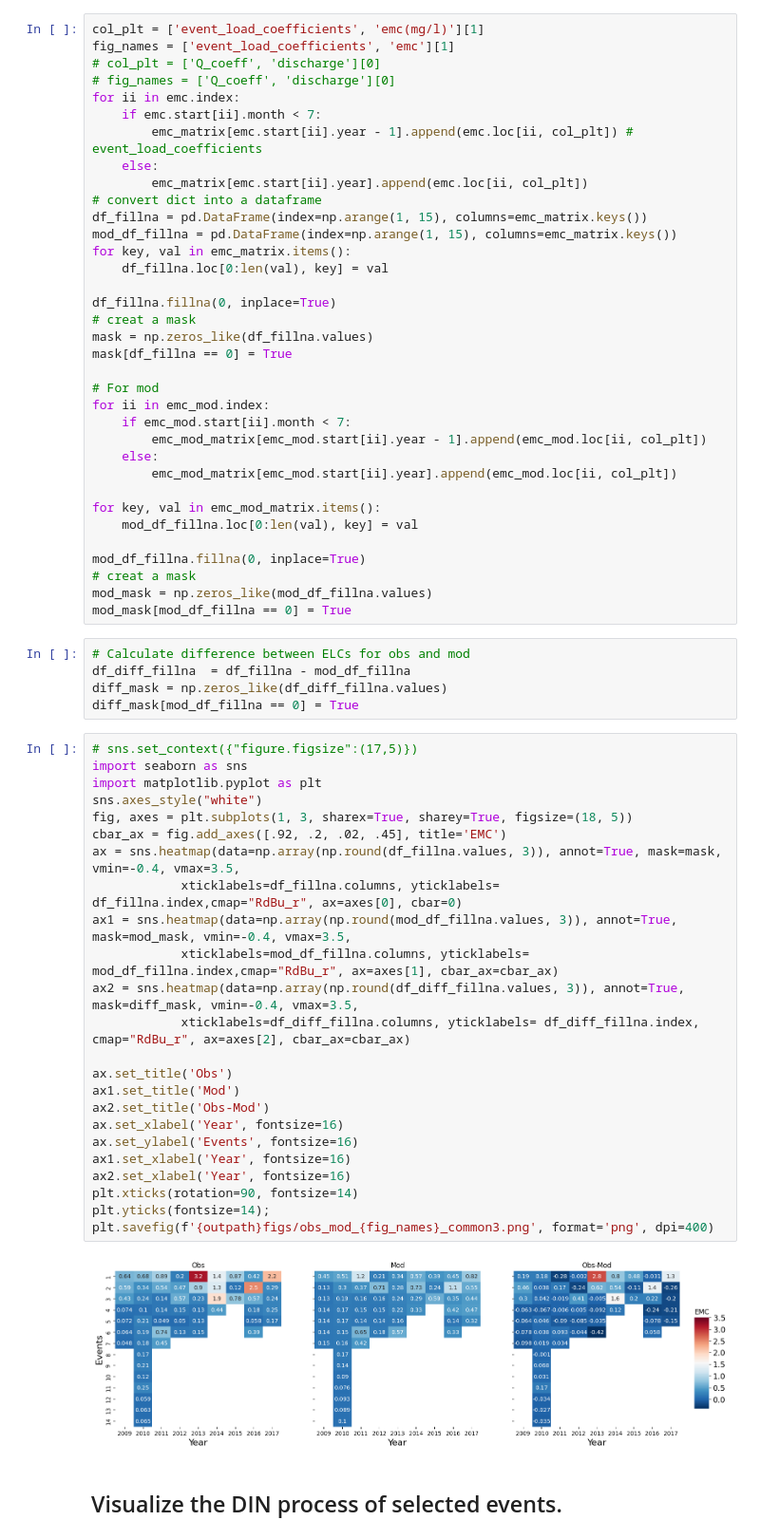
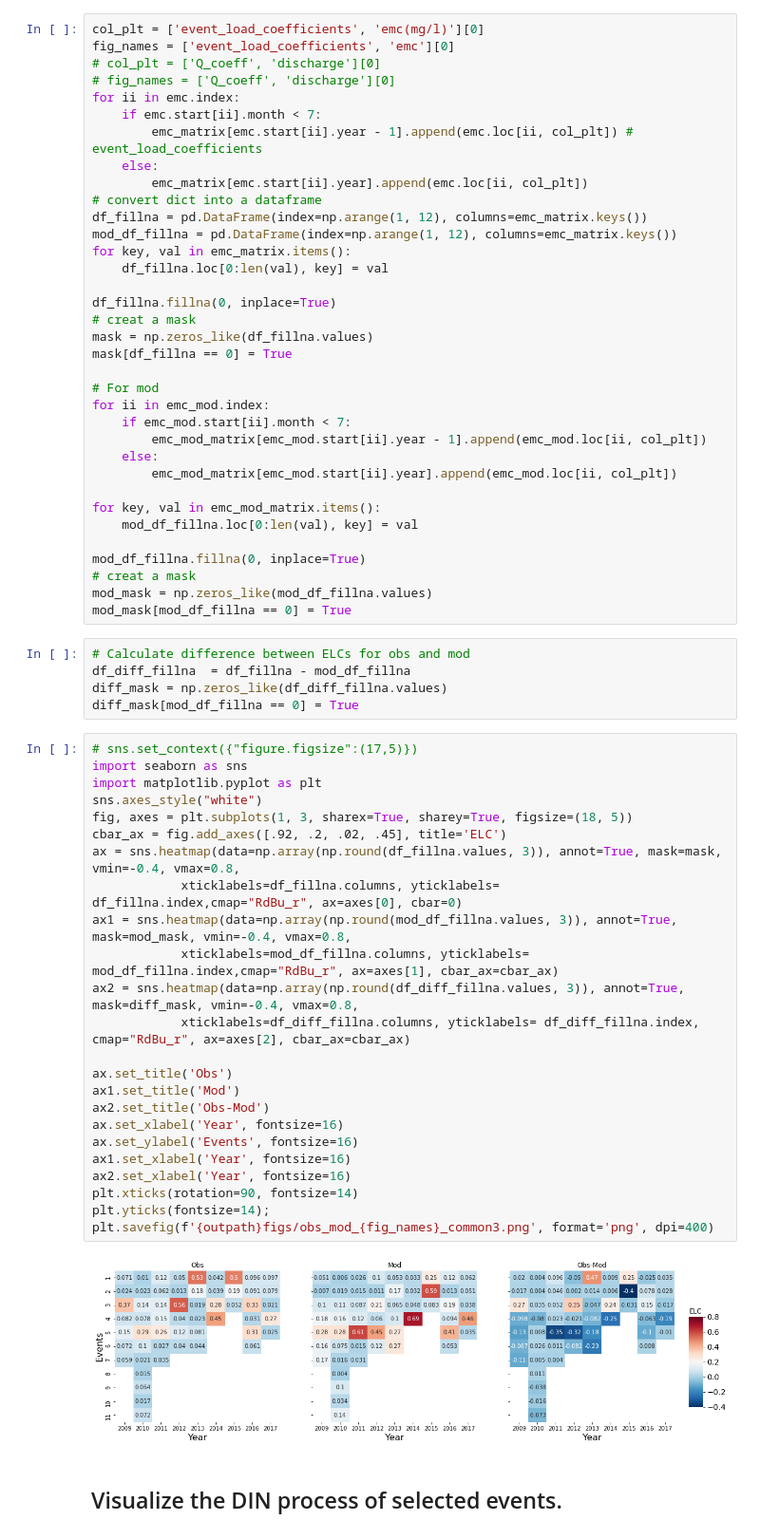
Before and after one commit to QianWanghhu/wqd_analyze, a Jupyter notebook: src/Plotting_Paper_3.ipynb, the cells around one changed output. Shown at 95% size. Drawn from its saved outputs; the diff is of its cells as text.

```diff
--- a/src/Plotting_Paper_3.ipynb
+++ b/src/Plotting_Paper_3.ipynb
@@ -405,8 +405,8 @@ for i in range(1, emc.shape[0]+1):
         emc.loc[i, 'Q_coeff'] = emc.loc[i, 'Q']  / annual_q_obs[curr_year]
         emc_mod.loc[i, 'Q_coeff'] = emc_mod.loc[i, 'Q']  / annual_q_mod[curr_year]
 # %%
-col_plt = ['event_load_coefficients', 'emc(mg/l)'][1]
-fig_names = ['event_load_coefficients', 'emc'][1]
+col_plt = ['event_load_coefficients', 'emc(mg/l)'][0]
+fig_names = ['event_load_coefficients', 'emc'][0]
 # col_plt = ['Q_coeff', 'discharge'][0]
 # fig_names = ['Q_coeff', 'discharge'][0]
 for ii in emc.index:
@@ -415,8 +415,8 @@ for ii in emc.index:
     else:
         emc_matrix[emc.start[ii].year].append(emc.loc[ii, col_plt])
 # convert dict into a dataframe
-df_fillna = pd.DataFrame(index=np.arange(1, 15), columns=emc_matrix.keys())
-mod_df_fillna = pd.DataFrame(index=np.arange(1, 15), columns=emc_matrix.keys())
+df_fillna = pd.DataFrame(index=np.arange(1, 12), columns=emc_matrix.keys())
+mod_df_fillna = pd.DataFrame(index=np.arange(1, 12), columns=emc_matrix.keys())
 for key, val in emc_matrix.items():
     df_fillna.loc[0:len(val), key] = val
 
@@ -447,29 +447,29 @@ diff_mask[mod_df_fillna == 0] = True
 # %%
 # sns.set_context({"figure.figsize":(17,5)})
 import seaborn as sns
 import matplotlib.pyplot as plt
 sns.axes_style("white")
 fig, axes = plt.subplots(1, 3, sharex=True, sharey=True, figsize=(18, 5))
-cbar_ax = fig.add_axes([.92, .2, .02, .45], title='EMC')
-ax = sns.heatmap(data=np.array(np.round(df_fillna.values, 3)), annot=True, mask=mask, vmin=-0.4, vmax=3.5,
+cbar_ax = fig.add_axes([.92, .2, .02, .45], title='ELC')
+ax = sns.heatmap(data=np.array(np.round(df_fillna.values, 3)), annot=True, mask=mask, vmin=-0.4, vmax=0.8,
             xticklabels=df_fillna.columns, yticklabels= df_fillna.index,cmap="RdBu_r", ax=axes[0], cbar=0)
-ax1 = sns.heatmap(data=np.array(np.round(mod_df_fillna.values, 3)), annot=True, mask=mod_mask, vmin=-0.4, vmax=3.5,
+ax1 = sns.heatmap(data=np.array(np.round(mod_df_fillna.values, 3)), annot=True, mask=mod_mask, vmin=-0.4, vmax=0.8,
             xticklabels=mod_df_fillna.columns, yticklabels= mod_df_fillna.index,cmap="RdBu_r", ax=axes[1], cbar_ax=cbar_ax)
-ax2 = sns.heatmap(data=np.array(np.round(df_diff_fillna.values, 3)), annot=True, mask=diff_mask, vmin=-0.4, vmax=3.5,
+ax2 = sns.heatmap(data=np.array(np.round(df_diff_fillna.values, 3)), annot=True, mask=diff_mask, vmin=-0.4, vmax=0.8,
             xticklabels=df_diff_fillna.columns, yticklabels= df_diff_fillna.index, cmap="RdBu_r", ax=axes[2], cbar_ax=cbar_ax)
 
 ax.set_title('Obs')
 ax1.set_title('Mod')
 ax2.set_title('Obs-Mod')
 ax.set_xlabel('Year', fontsize=16)
 ax.set_ylabel('Events', fontsize=16)
 ax1.set_xlabel('Year', fontsize=16)
 ax2.set_xlabel('Year', fontsize=16)
 plt.xticks(rotation=90, fontsize=14)
 plt.yticks(fontsize=14);
 plt.savefig(f'{outpath}figs/obs_mod_{fig_names}_common3.png', format='png', dpi=400)
 # %% [output]
-[figure, old version]
+[figure, new version]
 # %% [markdown]
 ## Visualize the DIN process of selected events.
 # %%
```
Also changed, not shown: parts of 4 cells of this notebook, 3 other files.
